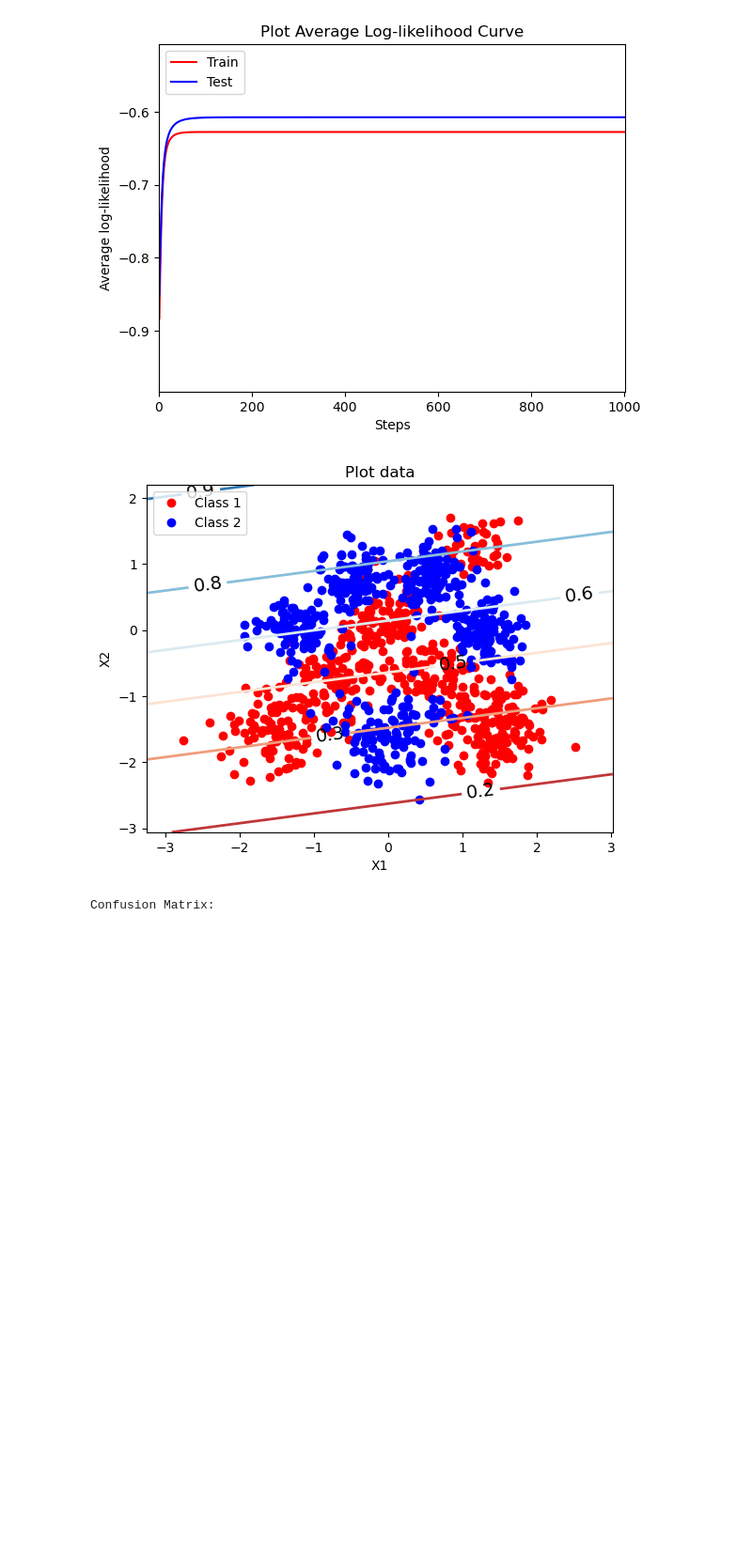
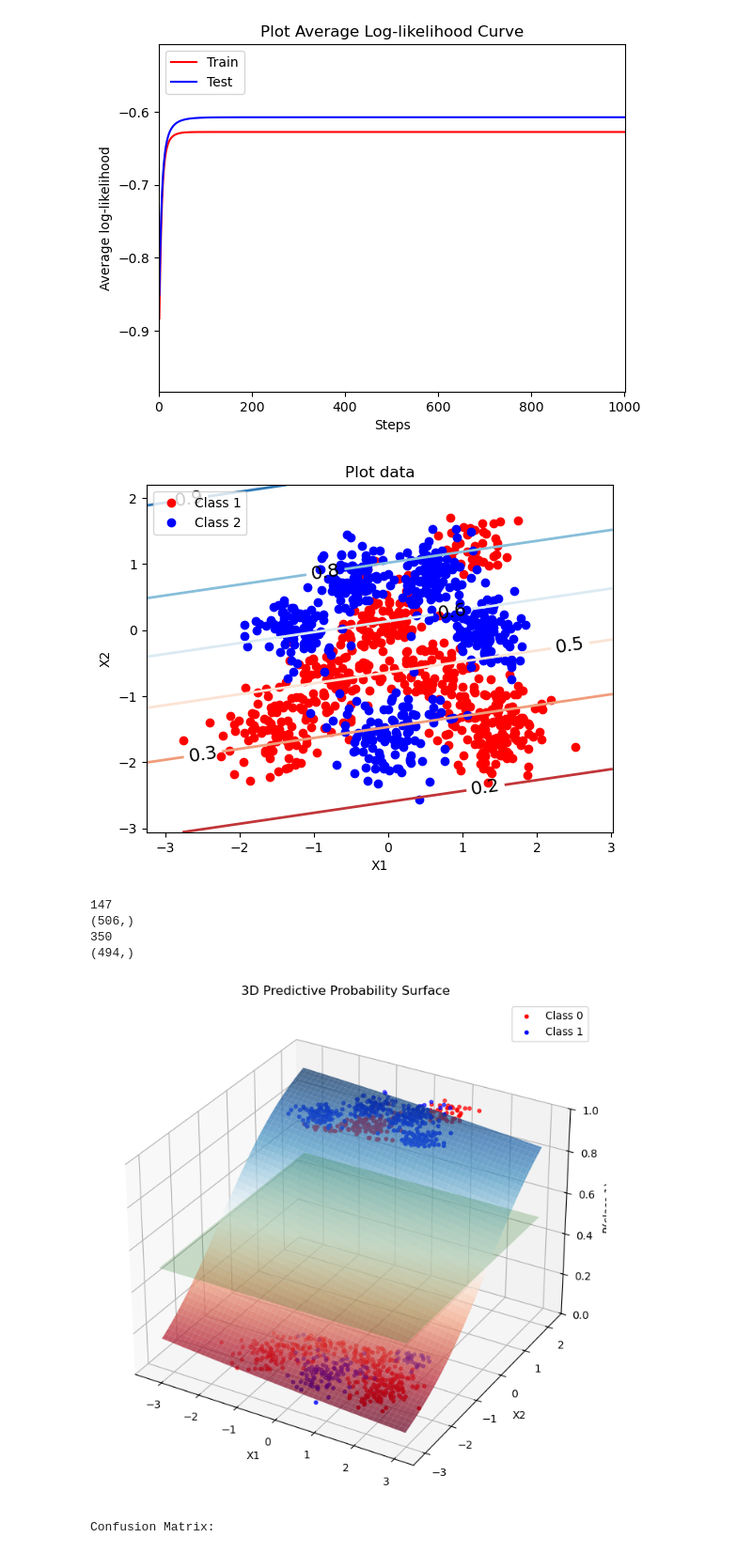
Before and after one commit to JerryLiu0911/3F8-Lab, a Jupyter notebook: coursework.ipynb, the cells around one changed output. Shown at 94% size. Cells and saved outputs as stored; diff of their text form; code cells hidden in the pictures; blank space fills up the shorter version.

Commit message:
Update graphs

```diff
--- a/coursework.ipynb
+++ b/coursework.ipynb
@@ -298,9 +301,15 @@ def plot_predictive_distribution(X, y, w, map_inputs = lambda x : x):
 # %%
 # We plot the predictive distribution
 
 plot_predictive_distribution(X, y, w)
+plot_predictive_distribution_3d(X, y, w)
 # %% [output]
-[figure, old version]
+[figure, new version]
+147
+(506,)
+350
+(494,)
+[figure, added]
 # %%
 # Confusion matrix
 from sklearn.metrics import confusion_matrix
```
Also changed, not shown: parts of 8 cells of this notebook, 19 other files.
